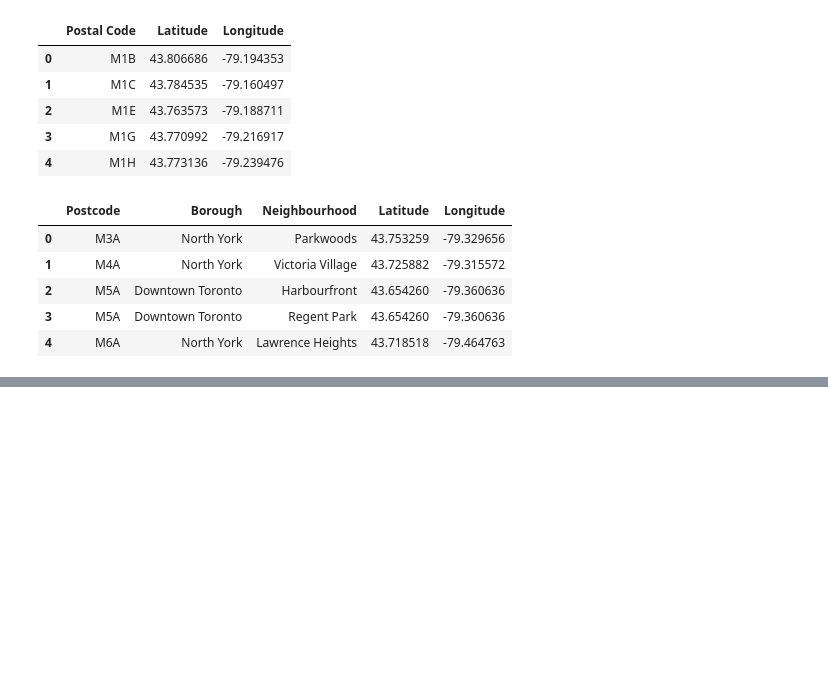
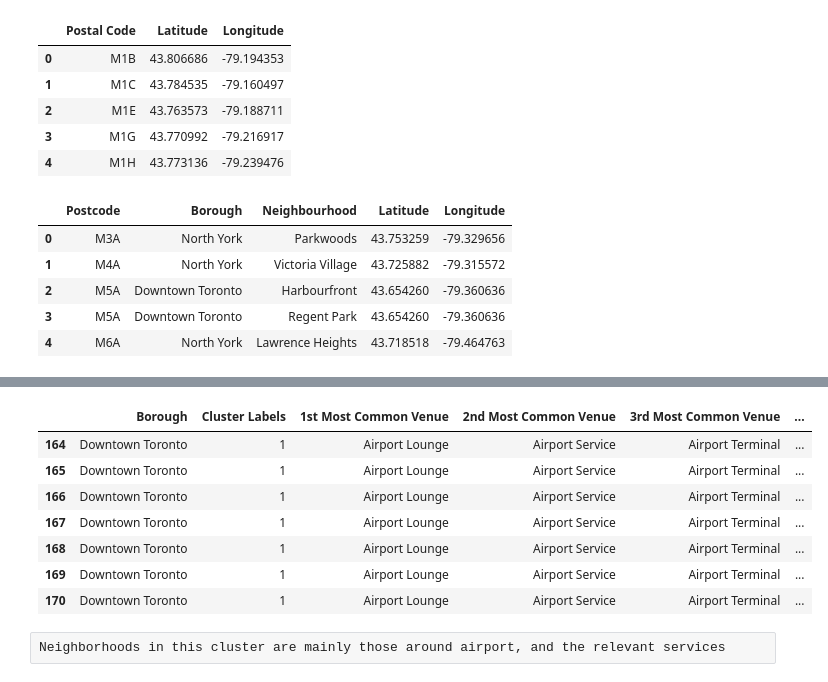
Before and after one commit to charlotte0408/Capstone_Project_IBM_Data_Science, a Jupyter notebook: Segment_hood_Canada.ipynb, the cells around one changed output, grey strips where cells are left out. Cells and saved outputs as stored; diff of their text form; code cells hidden in the pictures; blank space fills up the shorter version.

```diff
--- a/Segment_hood_Canada.ipynb
+++ b/Segment_hood_Canada.ipynb
@@ -138,0 +445,13 @@ toronto_data_geo.head()
+# %%
+dtToronto_merged.loc[dtToronto_merged['Cluster Labels'] == 1, dtToronto_merged.columns[[1] + list(range(5, dtToronto_merged.shape[1]))]]
+# %% [output]
+|  | Borough | Cluster Labels | 1st Most Common Venue | 2nd Most Common Venue | 3rd Most Common Venue | ... |
+| 164 | Downtown Toronto | 1 | Airport Lounge | Airport Service | Airport Terminal | ... |
+| 165 | Downtown Toronto | 1 | Airport Lounge | Airport Service | Airport Terminal | ... |
+| 166 | Downtown Toronto | 1 | Airport Lounge | Airport Service | Airport Terminal | ... |
+| 167 | Downtown Toronto | 1 | Airport Lounge | Airport Service | Airport Terminal | ... |
+| 168 | Downtown Toronto | 1 | Airport Lounge | Airport Service | Airport Terminal | ... |
+| 169 | Downtown Toronto | 1 | Airport Lounge | Airport Service | Airport Terminal | ... |
+| 170 | Downtown Toronto | 1 | Airport Lounge | Airport Service | Airport Terminal | ... |
+# %% [raw]
+Neighborhoods in this cluster are mainly those around airport, and the relevant services
```
Also changed, not shown: parts of 36 cells of this notebook.
